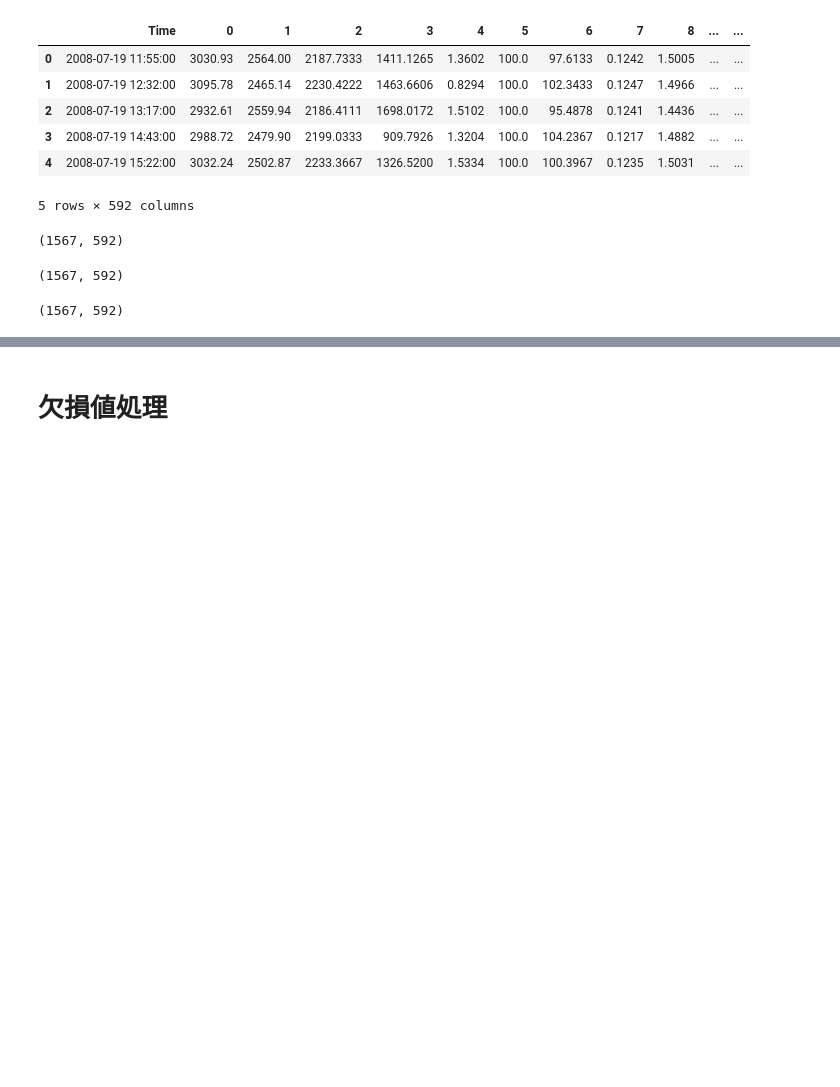
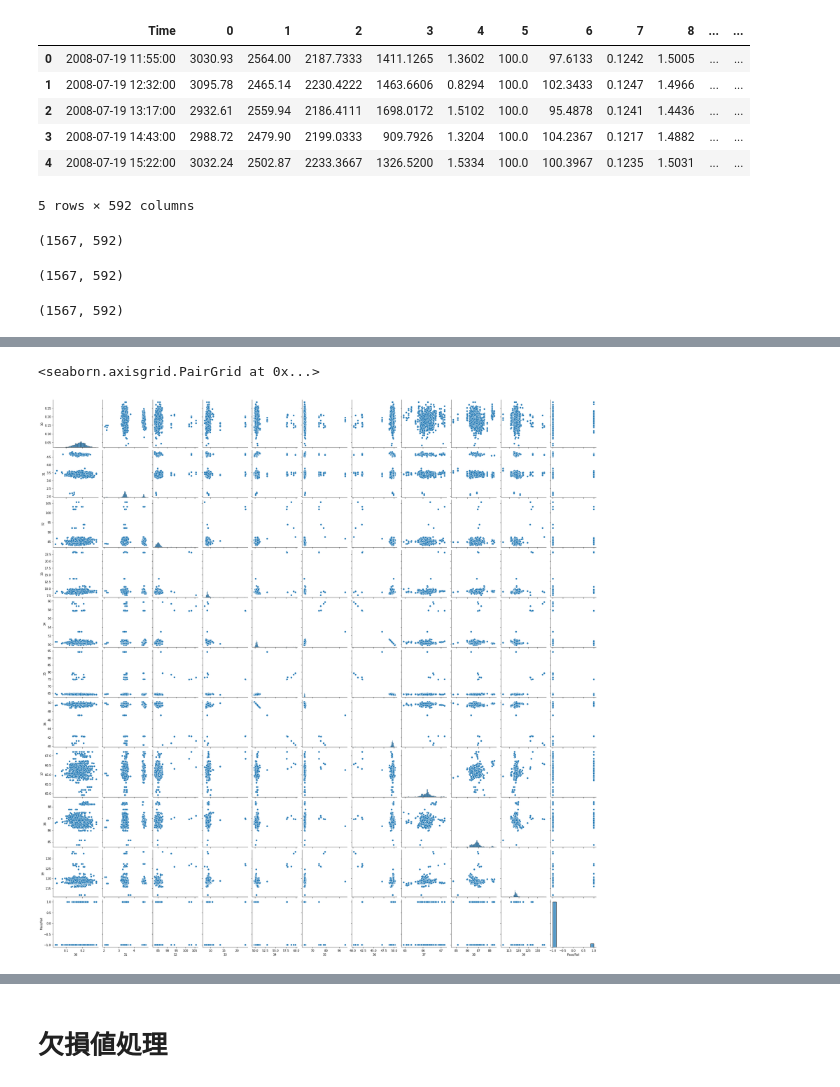
Before and after one commit to mickey390390/UCI_SECOM_dataset, a Jupyter notebook: EDA.ipynb, the cells around one changed output, grey strips where cells are left out. Saved outputs shown, nothing was run; the diff lists cells and outputs as text; code cells hidden in the pictures; blank space fills up the shorter version.

```diff
--- a/EDA.ipynb
+++ b/EDA.ipynb
@@ -48,0 +144,7 @@ all_df.shape
+# %%
+temp = X_train.iloc[:,30:40]
+temp = pd.concat([temp, y_train], axis=1)
+sns.pairplot(temp)
+# %% [output]
+<seaborn.axisgrid.PairGrid at 0x...>
+[figure, added]
```
Also changed, not shown: parts of 61 cells of this notebook.
